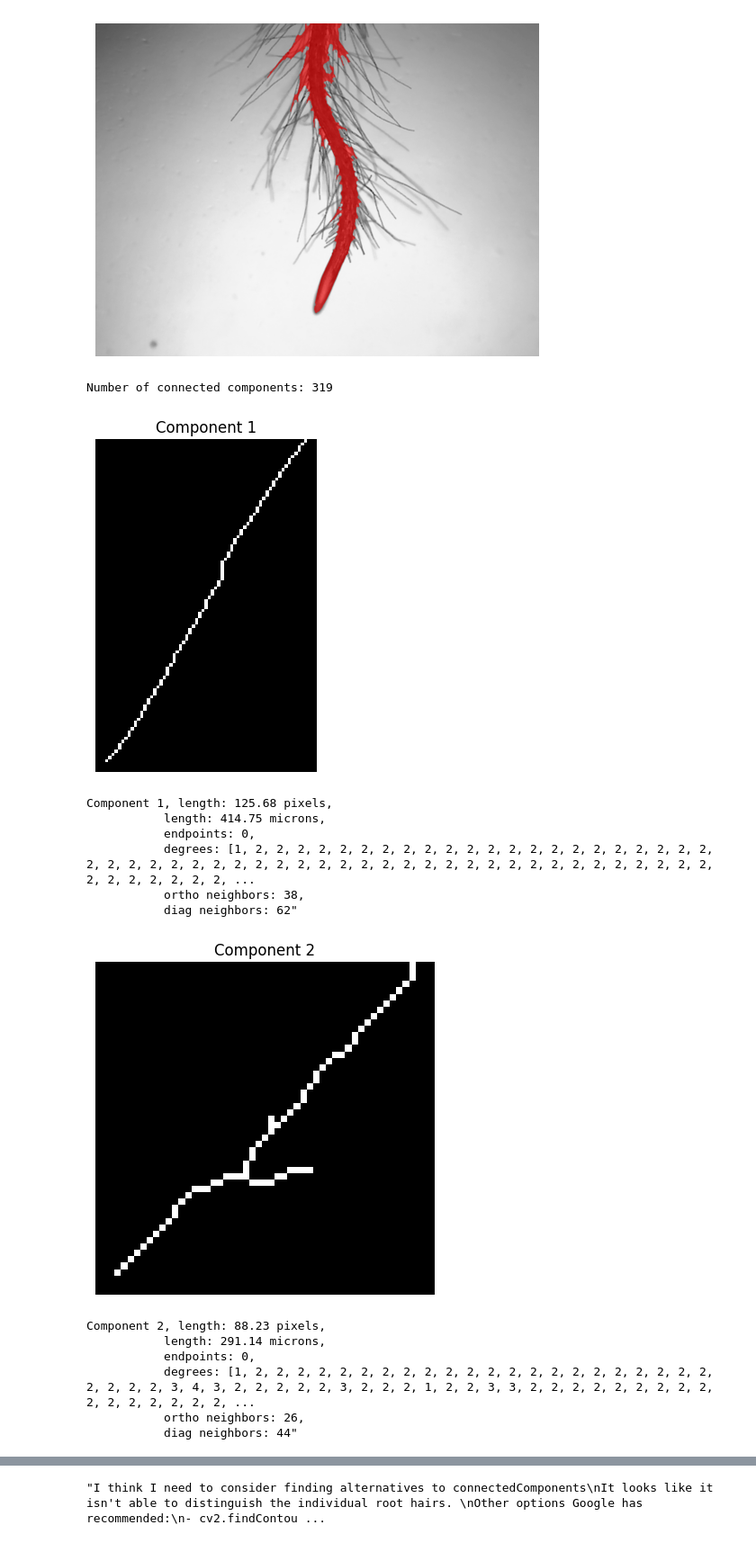
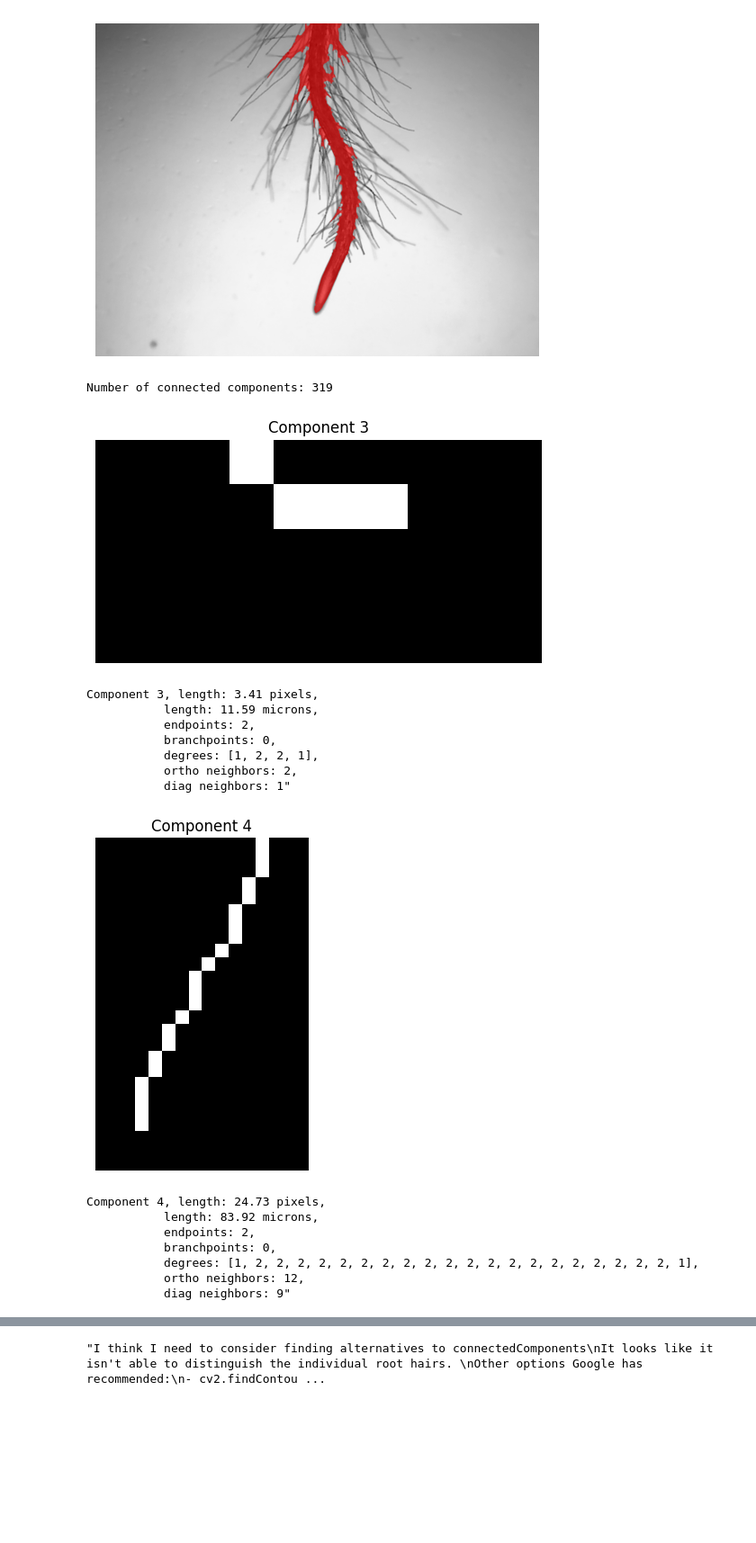
Before and after one commit to AntoAAAAAAAA/Root_Hair_Project, a Jupyter notebook: Root_mask_testing.ipynb, the cells around one changed output, grey strips where cells are left out. Shown at 90% size. Cells and saved outputs as stored; diff of their text form; code cells hidden in the pictures; blank space fills up the shorter version.

```diff
--- a/Root_mask_testing.ipynb
+++ b/Root_mask_testing.ipynb
@@ -77,19 +77,21 @@ components_masks = sk.measure.label(skeletonized_hairs_binary, connectivity=2)
 num_objects = components_masks.max()
 print(f"Number of connected components: {num_objects}")
 
+valid_root_hair_masks = []
+
 filtered = 0 # for testing
-microscope_conversion_factor = 3.3 # variable for user
+microscope_conversion_factor = 3.393626769 # variable for user
 
 for i in range(0, num_objects + 1):
     one_component_mask = (components_masks == i).astype(np.uint8)
 
-    # for testing
-    if one_component_mask.sum() == 0:
-        continue
-    if one_component_mask.sum() < 10:  # Filter out small components
-        continue
-    if one_component_mask.sum() > 500:  # Filter out large components
-        continue
+    # # for testing
+    # if one_component_mask.sum() == 0:
+    #     continue
+    # if one_component_mask.sum() < 10:  # Filter out small components
+    #     continue
+    # if one_component_mask.sum() > 500:  # Filter out large components
+    #     continue
 
     y, x = np.where(one_component_mask > 0)
     adjustment = 3
@@ -139,47 +141,67 @@ for i in range(0, num_objects + 1):
             if (y + dy, x + dx) in root_hair_pixel_set:
                 num_ortho_neighbors += 1
         # check how many diagonal neighbors are in the component by comparing to diag kernel
         for dy, dx in diag_neighbors:
             if (y + dy, x + dx) in root_hair_pixel_set:
                 num_diag_neighbors += 1
 
-    endpoints = np.sum(list_of_degrees == 1)
-    branchpoints = np.sum(list_of_degrees != 2 or list_of_degrees != 1)
-    middle_points = np.sum(list_of_degrees == 2)
+    endpoints = list_of_degrees.count(1)
+    branchpoints = sum(1 for x in list_of_degrees if x >= 3)
+    # middle_points = list_of_degrees.count(2)
 
     # calculate the length of the component using ortho and diag neighbors
     length = num_ortho_neighbors + (num_diag_neighbors * np.sqrt(2))
     length_in_microns = length * microscope_conversion_factor
+
+    # filter root hairs that aren't good for measuring
+    if endpoints != 2 or branchpoints:
+        continue
+    if length_in_microns > 100 or length_in_microns < 10:
+        continue
+
+    valid_root_hair_masks.append({
+        'id': i,
+        'mask': one_component_mask,
+        'length': length,
+        'length in microns': length_in_microns,
+    })
 
     # for testing
     filtered += 1
     plt.imshow(cropped_component_mask, cmap='gray')
     plt.title(f"Component {i}")
     plt.axis('off')
     plt.show()
     print(f'''Component {i}, length: {length:.2f} pixels,
            length: {length_in_microns:.2f} microns,
            endpoints: {endpoints},
+           branchpoints: {branchpoints},
            degrees: {list_of_degrees},
            ortho neighbors: {num_ortho_neighbors},
            diag neighbors: {num_diag_neighbors}"
         ''')
 
 # testing
 print(f"Number of filtered components: {filtered}")
+
+
+# make final mask
+for i in range(0, len(valid_root_hair_masks)+1):
 # %% [output]
 Number of connected components: 319
-[figure, old version]
+[figure, new version]
-Component 1, length: 125.68 pixels,
-           length: 414.75 microns,
-           endpoints: 0,
-           degrees: [1, 2, 2, 2, 2, 2, 2, 2, 2, 2, 2, 2, 2, 2, 2, 2, 2, 2, 2, 2, 2, 2, 2, 2, 2, 2, 2, 2, 2, 2, 2, 2, 2, 2, 2, 2, 2, 2, 2, 2, 2, 2, 2, 2, 2, 2, 2, 2, 2, 2, 2, 2, 2, 2, 2, 2, 2, 2, 2, 2, ...
-           ortho neighbors: 38,
-           diag neighbors: 62"
+Component 3, length: 3.41 pixels,
+           length: 11.59 microns,
+           endpoints: 2,
+           branchpoints: 0,
+           degrees: [1, 2, 2, 1],
+           ortho neighbors: 2,
+           diag neighbors: 1"
-[figure, old version]
+[figure, new version]
-Component 2, length: 88.23 pixels,
-           length: 291.14 microns,
-           endpoints: 0,
-           degrees: [1, 2, 2, 2, 2, 2, 2, 2, 2, 2, 2, 2, 2, 2, 2, 2, 2, 2, 2, 2, 2, 2, 2, 2, 2, 2, 2, 3, 4, 3, 2, 2, 2, 2, 2, 3, 2, 2, 2, 1, 2, 2, 3, 3, 2, 2, 2, 2, 2, 2, 2, 2, 2, 2, 2, 2, 2, 2, 2, 2, ...
-           ortho neighbors: 26,
-           diag neighbors: 44"
+Component 4, length: 24.73 pixels,
+           length: 83.92 microns,
+           endpoints: 2,
+           branchpoints: 0,
+           degrees: [1, 2, 2, 2, 2, 2, 2, 2, 2, 2, 2, 2, 2, 2, 2, 2, 2, 2, 2, 2, 2, 1],
+           ortho neighbors: 12,
+           diag neighbors: 9"
```
Also changed, not shown: parts of 1 cell of this notebook.
